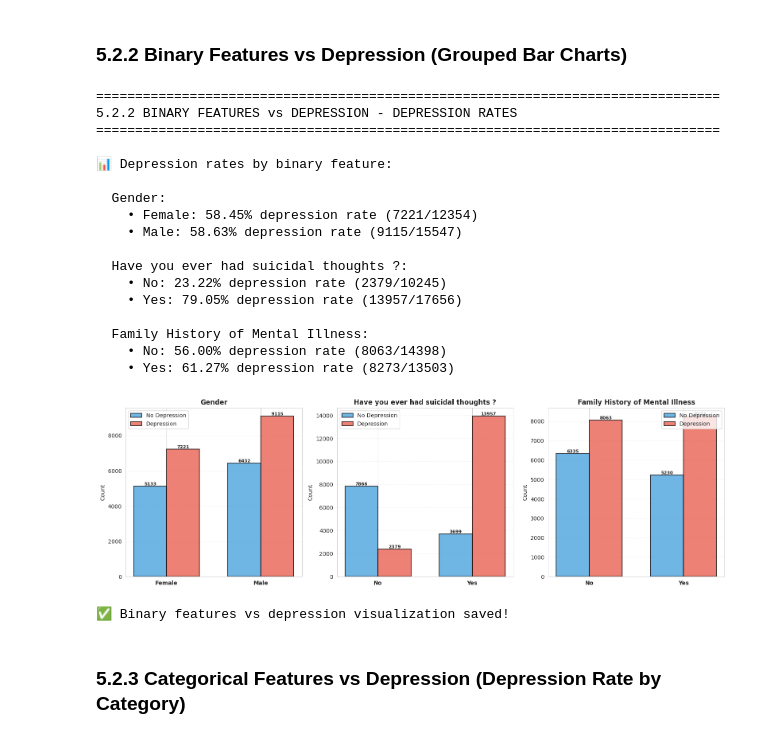
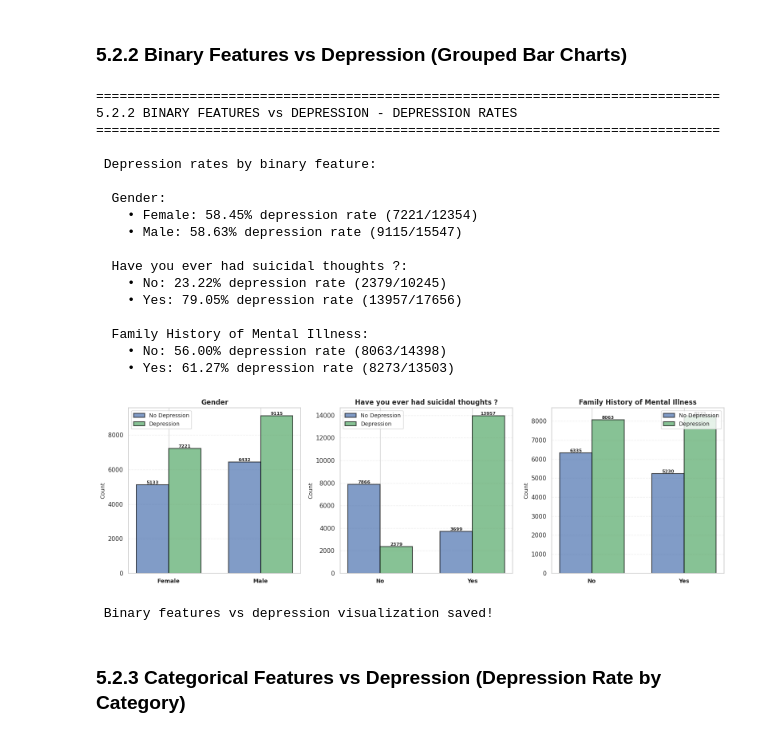
Before and after one commit to XyronTeam/ml-project, a Jupyter notebook: src/dataset_a/notebook_a.ipynb, the cells around one changed output. Saved outputs shown, nothing was run; the diff lists cells and outputs as text; code cells hidden in the pictures.

```diff
--- a/src/dataset_a/notebook_a.ipynb
+++ b/src/dataset_a/notebook_a.ipynb
@@ -836,10 +877,10 @@ binary_labels = {
     'Family History of Mental Illness': {0: 'No', 1: 'Yes'}
 }
 
-fig, axes = plt.subplots(1, 3, figsize=(15, 5))
-binary_colors = ['#3498db', '#e74c3c']
+fig, axes = plt.subplots(1, 3, figsize=(15, 8))
+binary_colors = ['#4C72B0', '#55A868']
 
-print("\n📊 BINARY FEATURES (Counts & Percentages):")
+print("\n BINARY FEATURES (Counts & Percentages):")
 for idx, feature in enumerate(binary_features):
     ax = axes[idx]
     data = df_clean[feature].value_counts().sort_index()
@@ -873,7 +914,7 @@ plt.tight_layout()
 plt.savefig('eda_5_1_2_binary.png', dpi=300, bbox_inches='tight')
 plt.show()
 
-print("\n✅ Binary features visualization saved!")
+print("\n Binary features visualization saved!")
 # %% [output]
 ================================================================================
 5.1.2 BINARY FEATURES - DISTRIBUTION ANALYSIS
@@ -961,7 +1002,7 @@ axes = axes.flatten()
 
 depression_labels = {0: 'No Depression', 1: 'Depression'}
 
-print("\n📊 Comparing mean values by depression status:")
+print("\n Comparing mean values by depression status:")
 print(f"{'Feature':<35} {'No Dep Mean':<15} {'Dep Mean':<15} {'Difference':<15}")
 print("-"*80)
 
@@ -977,7 +1018,7 @@ for idx, feature in enumerate(numerical_features):
                     patch_artist=True, widths=0.6)
 
     # Customize colors
-    colors = ['#3498db', '#e74c3c']
+    colors = ['#4C72B0', '#55A868']
     for patch, color in zip(bp['boxes'], colors):
         patch.set_facecolor(color)
         patch.set_alpha(0.7)
@@ -1006,7 +1047,7 @@ plt.tight_layout()
 plt.savefig('eda_5_2_1_numerical_vs_depression.png', dpi=300, bbox_inches='tight')
 plt.show()
 
-print("\n✅ Numerical features vs depression visualization saved!")
+print("\n Numerical features vs depression visualization saved!")
 # %% [output]
 ================================================================================
 5.2.1 NUMERICAL FEATURES vs DEPRESSION - BOX PLOTS
@@ -1036,7 +1077,7 @@ print("="*80)
 
 fig, axes = plt.subplots(1, 3, figsize=(16, 5))
 
-print("\n📊 Depression rates by binary feature:")
+print("\n Depression rates by binary feature:")
 for idx, feature in enumerate(binary_features):
     ax = axes[idx]
 
@@ -1049,9 +1090,9 @@ for idx, feature in enumerate(binary_features):
     width = 0.35
 
     bars1 = ax.bar(x - width/2, contingency[0], width, label='No Depression',
-                   color='#3498db', alpha=0.7, edgecolor='black', linewidth=1.5)
+                   color='#4C72B0', alpha=0.7, edgecolor='black', linewidth=1.5)
     bars2 = ax.bar(x + width/2, contingency[1], width, label='Depression',
-                   color='#e74c3c', alpha=0.7, edgecolor='black', linewidth=1.5)
+                   color='#55A868', alpha=0.7, edgecolor='black', linewidth=1.5)
 
     ax.set_title(f'{feature}', fontsize=12, fontweight='bold')
     ax.set_ylabel('Count', fontsize=10)
@@ -1070,37 +1111,37 @@ for idx, feature in enumerate(binary_features):
     # Calculate depression rate
     print(f"\n  {feature}:")
     for val in contingency.index:
         total = contingency.loc[val].sum()
         dep_count = contingency.loc[val, 1]
         dep_rate = (dep_count / total) * 100
         label = labels_map[int(val)]
         print(f"    • {label}: {dep_rate:.2f}% depression rate ({dep_count}/{total})")
 
 plt.tight_layout()
 plt.savefig('eda_5_2_2_binary_vs_depression.png', dpi=300, bbox_inches='tight')
 plt.show()
 
-print("\n✅ Binary features vs depression visualization saved!")
+print("\n Binary features vs depression visualization saved!")
 # %% [output]
 ================================================================================
 5.2.2 BINARY FEATURES vs DEPRESSION - DEPRESSION RATES
 ================================================================================
 
-📊 Depression rates by binary feature:
+ Depression rates by binary feature:
 
   Gender:
     • Female: 58.45% depression rate (7221/12354)
     • Male: 58.63% depression rate (9115/15547)
 
   Have you ever had suicidal thoughts ?:
     • No: 23.22% depression rate (2379/10245)
     • Yes: 79.05% depression rate (13957/17656)
 
   Family History of Mental Illness:
     • No: 56.00% depression rate (8063/14398)
     • Yes: 61.27% depression rate (8273/13503)
-[figure, old version]
+[figure, new version]
-✅ Binary features vs depression visualization saved!
+ Binary features vs depression visualization saved!
 # %% [markdown]
 ### 5.2.3 Categorical Features vs Depression (Depression Rate by Category)
 # %%
```
Also changed, not shown: parts of 9 cells of this notebook.
